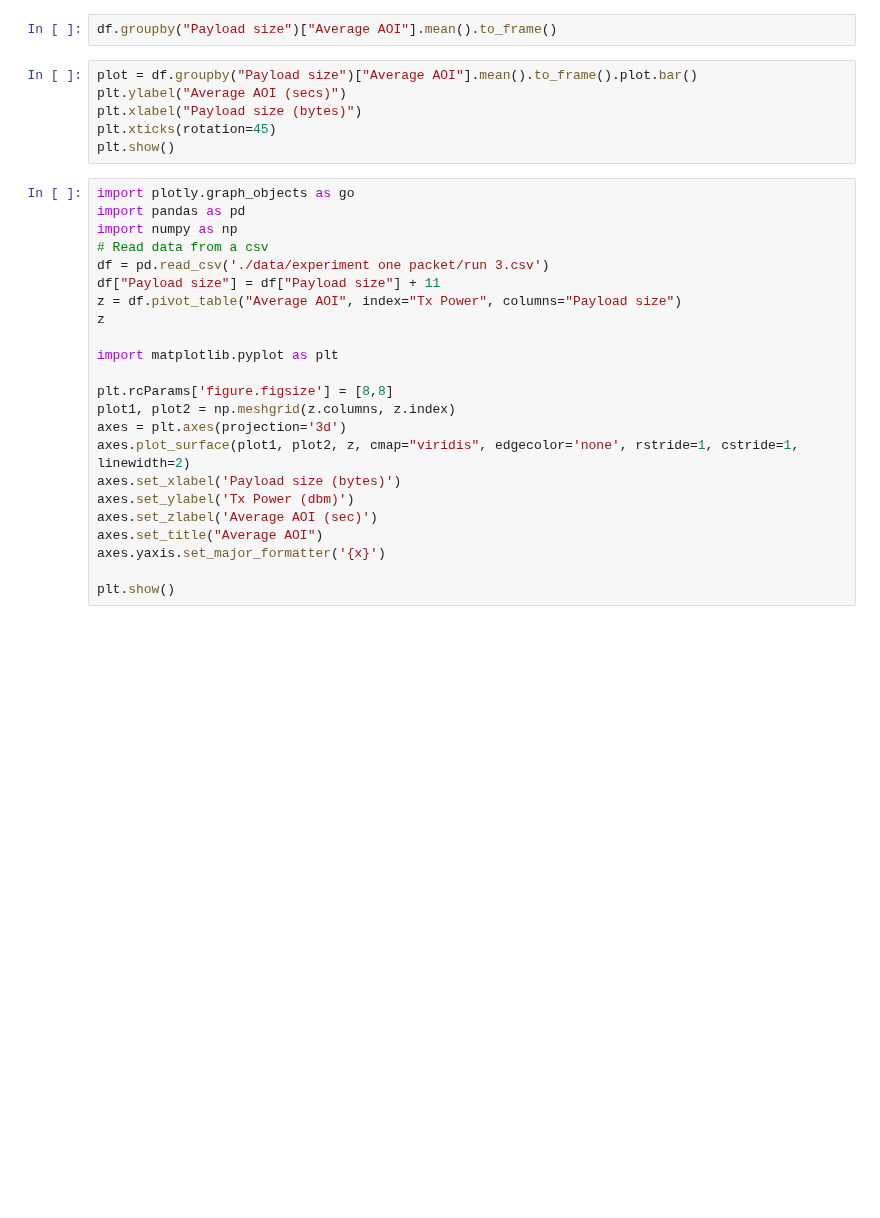
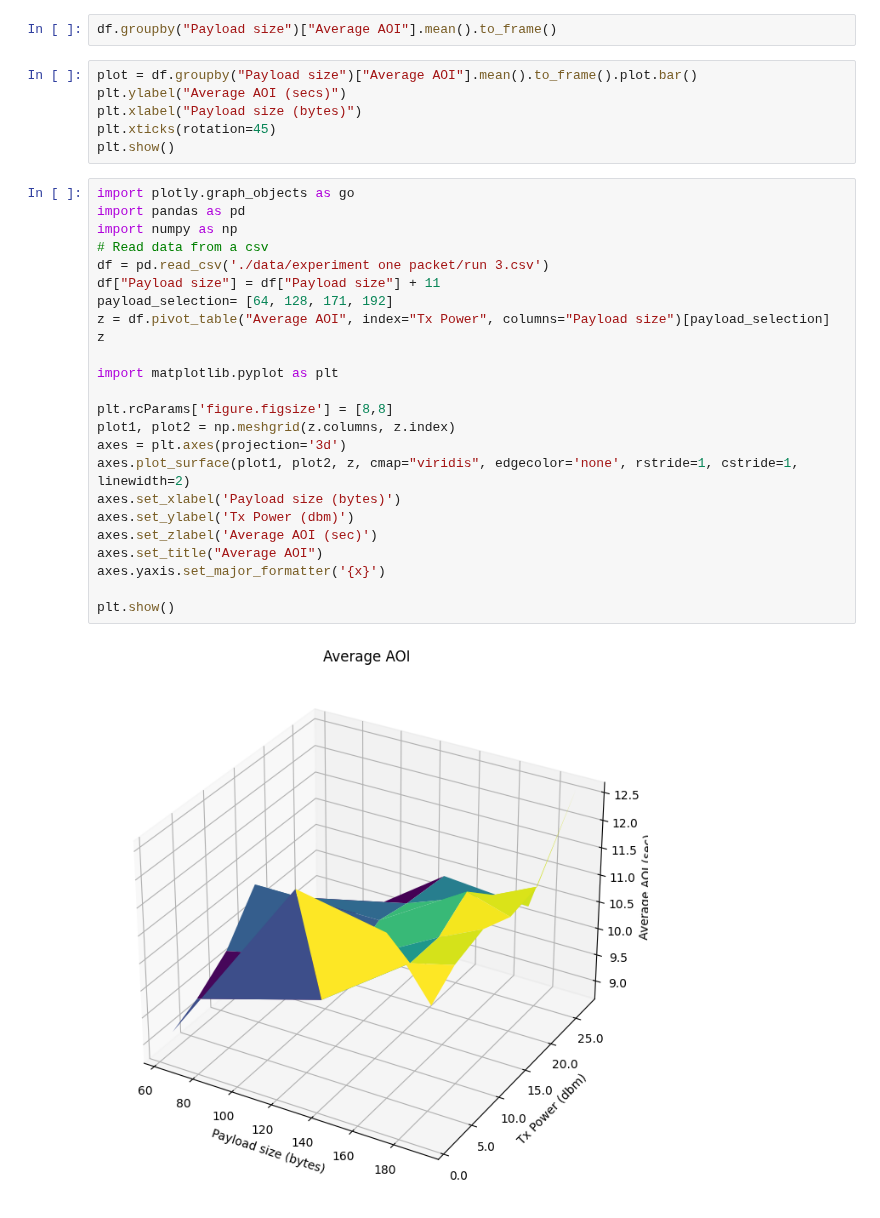
Before and after one commit to maxDeCoder/Avignon_LORA, a Jupyter notebook: test.ipynb, the cells around one changed output. Drawn from its saved outputs; the diff is of its cells as text; blank space fills up the shorter version.

```diff
--- a/test.ipynb
+++ b/test.ipynb
@@ -155,23 +144,26 @@ plt.show()
 # %%
 import plotly.graph_objects as go
 import pandas as pd
 import numpy as np
 # Read data from a csv
 df = pd.read_csv('./data/experiment one packet/run 3.csv')
 df["Payload size"] = df["Payload size"] + 11
-z = df.pivot_table("Average AOI", index="Tx Power", columns="Payload size")
+payload_selection= [64, 128, 171, 192]
+z = df.pivot_table("Average AOI", index="Tx Power", columns="Payload size")[payload_selection]
 z
 
 import matplotlib.pyplot as plt
 
 plt.rcParams['figure.figsize'] = [8,8]
 plot1, plot2 = np.meshgrid(z.columns, z.index)
 axes = plt.axes(projection='3d')
 axes.plot_surface(plot1, plot2, z, cmap="viridis", edgecolor='none', rstride=1, cstride=1, linewidth=2)
 axes.set_xlabel('Payload size (bytes)')
 axes.set_ylabel('Tx Power (dbm)')
 axes.set_zlabel('Average AOI (sec)')
 axes.set_title("Average AOI")
 axes.yaxis.set_major_formatter('{x}')
 
 plt.show()
+# %% [output]
+[figure, added]
```
Also changed, not shown: parts of 4 cells of this notebook, 3 other files.
